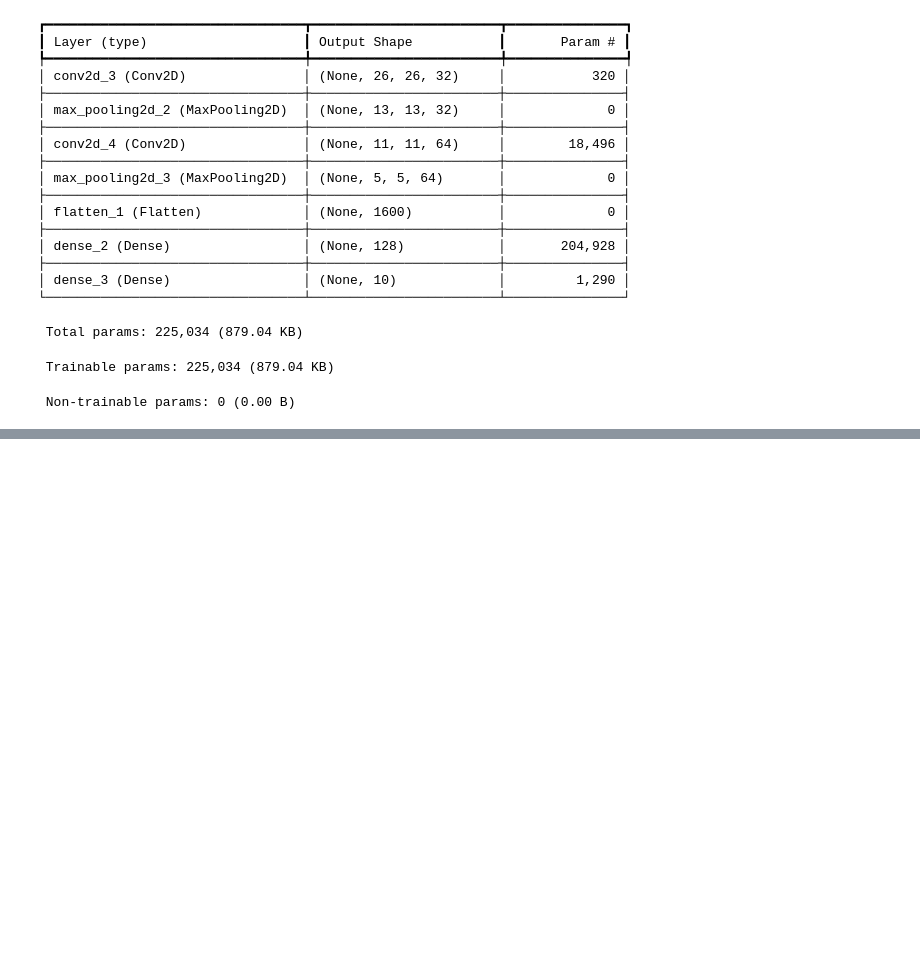
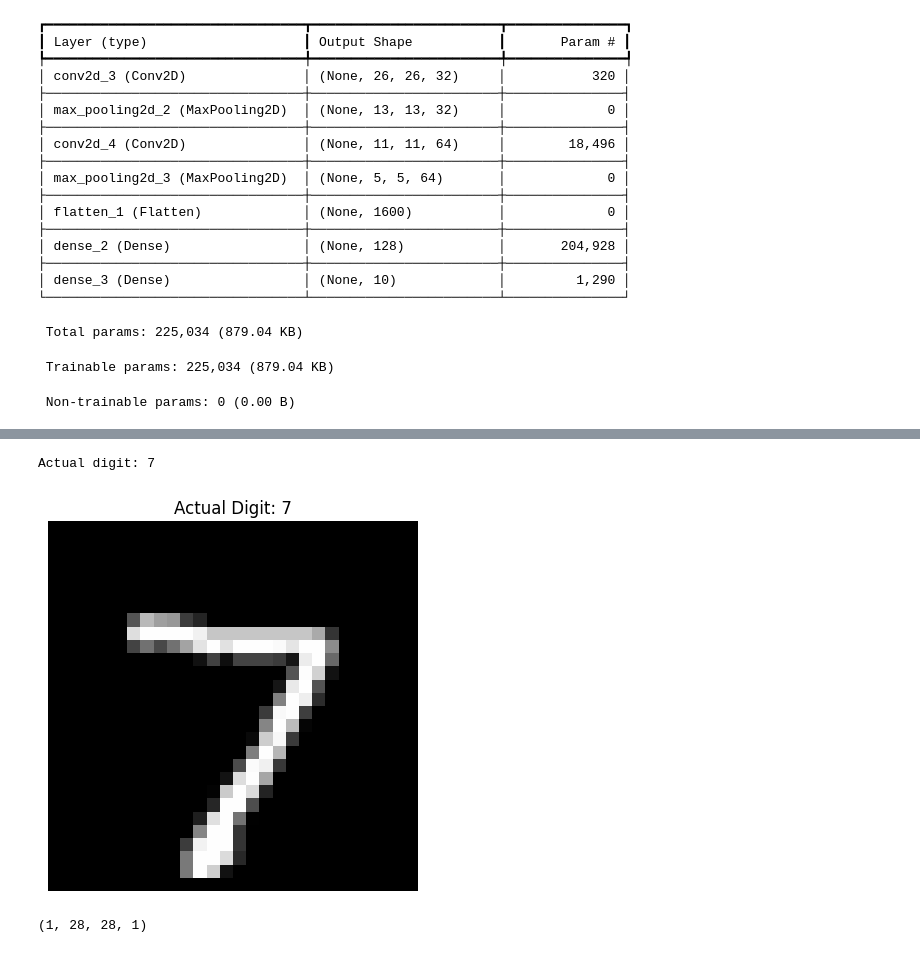
Before and after one commit to abhinavsinh014-prog/Deep-learning, a Jupyter notebook: project_on_CNN.ipynb, the cells around one changed output, grey strips where cells are left out. Drawn from its saved outputs; the diff is of its cells as text; code cells hidden in the pictures; blank space fills up the shorter version.

```diff
--- a/project_on_CNN.ipynb
+++ b/project_on_CNN.ipynb
@@ -103,0 +164,25 @@ loss='sparse_categorical_crossentropy'
+# %%
+import numpy as np
+import matplotlib.pyplot as plt
+
+index = 0
+
+image = X_test[index]
+actual_label = y_test[index]
+
+print("Actual digit:", actual_label)
+# %% [output]
+Actual digit: 7
+# %%
+plt.imshow(image.squeeze(), cmap='gray')
+plt.title(f"Actual Digit: {actual_label}")
+plt.axis('off')
+plt.show()
+# %% [output]
+[figure, added]
+# %%
+image_batch = np.expand_dims(image, axis=0)
+
+print(image_batch.shape)
+# %% [output]
+(1, 28, 28, 1)
```
Also changed, not shown: parts of 15 cells of this notebook.
